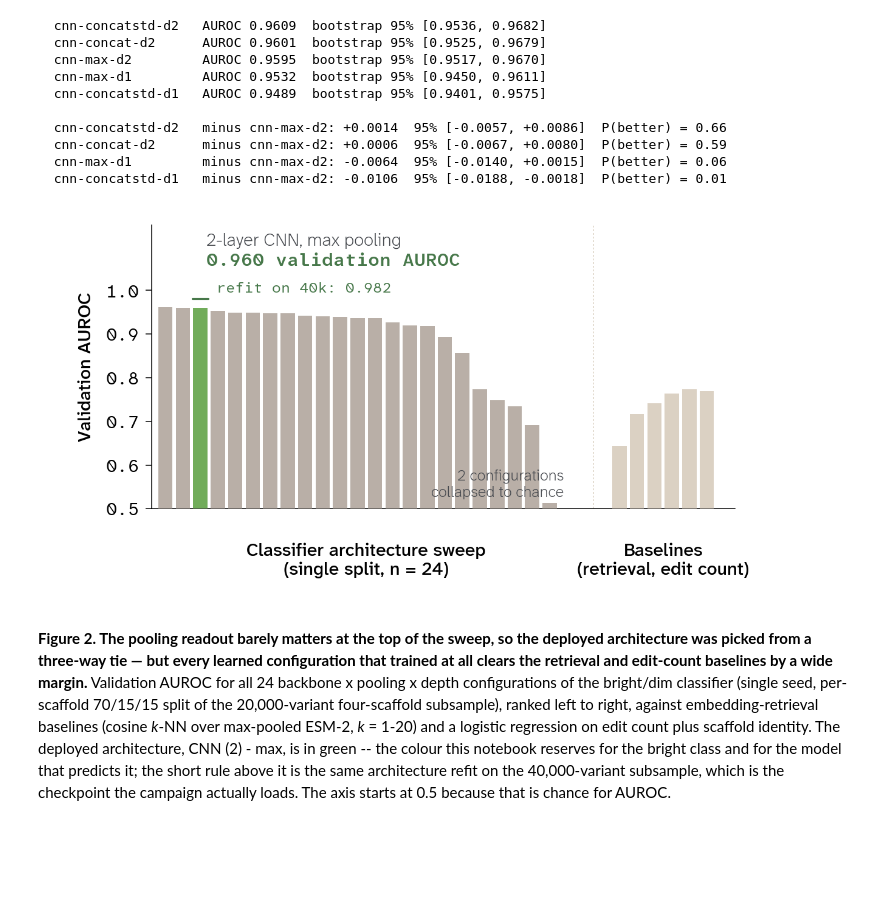
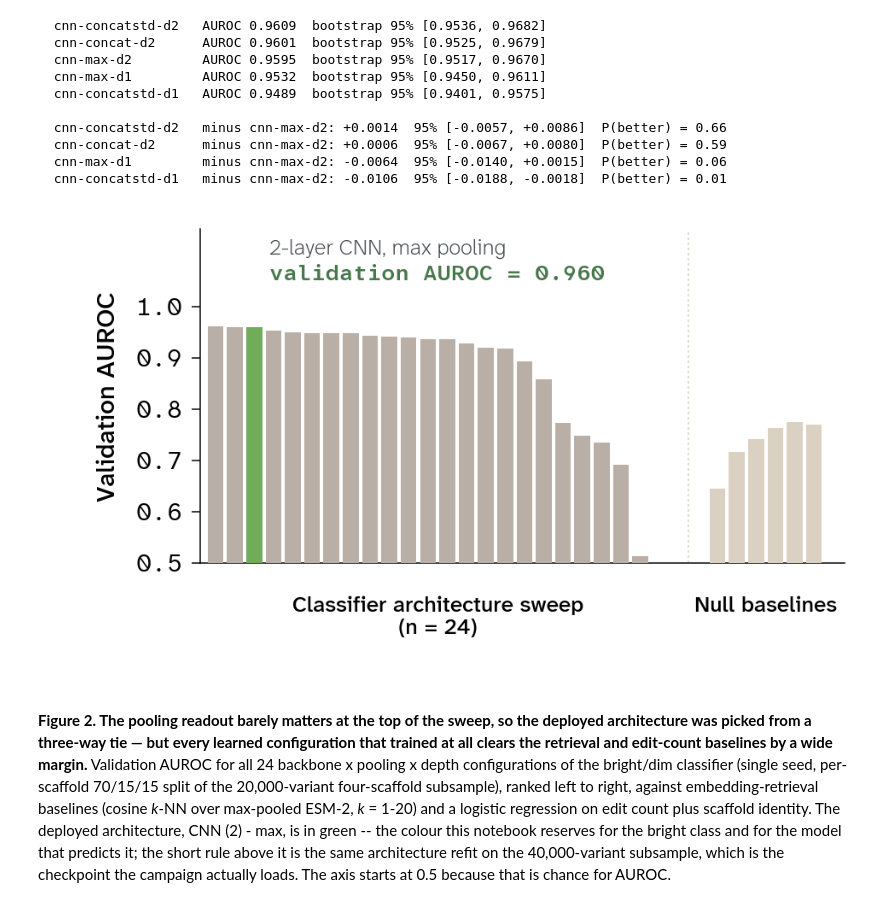
Before and after one commit to Arcadia-Science/FPguide, a Jupyter notebook: GFP_DMS/visualization.ipynb, the cells around one changed output. Saved outputs shown, nothing was run; the diff lists cells and outputs as text; code cells hidden in the pictures; blank space fills up the shorter version.

Commit message:
visualization on the DMS brightness classifier performance

```diff
--- a/GFP_DMS/visualization.ipynb
+++ b/GFP_DMS/visualization.ipynb
@@ -91,6 +91,10 @@ baselines, reference distributions, and context.
 # %%
 PX = 1 / 72                       # one style-guide pixel, expressed in inches
 FULL_WIDE, FLOAT, HALF_SQUARE = 1000, 650, 490
+# Figures 1-3 run at a half-column width: half of Full_wide, less a 5% breathing margin.
+# The guide's type sizes do not scale with the panel, so these panels keep the same 15 pt
+# axis titles and 14.5 pt numerals as the wide ones and buy the room back in the margins.
+HALF_PANEL = 0.95 * 0.5 * FULL_WIDE       # 475 px
 
 # Text roles, straight from the guide's "Text styles" page
 PANEL_LETTER = dict(fontsize=38, fontweight="regular", color=str(apc.chateau))
@@ -540,53 +548,51 @@ x_null = np.arange(len(null_items)) + len(ranked) + GAP
 hi = int(ranked.index[ranked.label == DEPLOYED_LABEL][0])
 bar_color = [GREEN if i == hi else NEUTRAL for i in range(len(ranked))]
 FLOOR = 0.5
 
-fig, ax = plt.subplots(figsize=(2 / 3 * FULL_WIDE * PX, 1 / 3 * FULL_WIDE * PX))
-fig.subplots_adjust(left=0.14, right=0.86, top=0.95, bottom=0.25)
+fig, ax = plt.subplots(figsize=(HALF_PANEL * PX, 285 * PX))
+fig.subplots_adjust(left=0.20, right=0.995, top=0.95, bottom=0.265)
 
 ax.bar(x_cfg, ranked.val_auroc - FLOOR, bottom=FLOOR, color=bar_color, width=0.82,
        edgecolor="none", zorder=3)
 ax.bar(x_null, [v - FLOOR for _, v in null_items], bottom=FLOOR, color=NEUTRAL_SOFT, width=0.82,
        edgecolor="none", zorder=3)
 ax.axvline(len(ranked) - 0.5 + GAP / 2, ls=(0, (2, 2)), color=NEUTRAL_SOFT, lw=0.75, zorder=2)
 
-# The deployed model is not this bar: it is this architecture refit on twice the data, which is a
-# different number and belongs in the figure that claims the architecture was chosen.
-ax.plot([hi - 0.45, hi + 0.45], [REFIT["val_auroc"]] * 2, color=GREEN_TEXT, lw=1.6, zorder=5)
-ax.annotate(f"refit on 40k: {REFIT['val_auroc']:.3f}", xy=(hi + 0.5, REFIT["val_auroc"]),
-            xytext=(6, 3), textcoords="offset points", ha="left", va="bottom",
-            **{**NUMBER_NOTE, "fontsize": 12, "color": GREEN_TEXT})
+# The callout is the configuration that was selected and the number it was selected on: its own
+# validation AUROC, the height of the green bar. The deployed checkpoint is this architecture
+# refit on twice the data -- a different number, on a different split, which the caption carries
+# rather than a label sitting next to a bar it does not describe.
 
 deployed_auroc = float(ranked.loc[hi, "val_auroc"])
-ax.annotate("2-layer CNN, max pooling", xy=(hi + 0.35, 1.115), xycoords="data",
-            ha="left", va="center", **ANNOTATION)
-ax.annotate(f"{deployed_auroc:.3f} validation AUROC", xy=(hi + 0.35, 1.068), xycoords="data",
+ax.annotate("2-layer CNN, max pooling", xy=(hi + 0.8, 1.112), xycoords="data",
+            ha="left", va="center", **{**ANNOTATION, "fontsize": 13})
+ax.annotate(f"validation AUROC = {deployed_auroc:.3f}", xy=(hi + 0.8, 1.062), xycoords="data",
             ha="left", va="center",
-            **{**NUMBER_NOTE, "fontsize": 15, "fontweight": "semibold", "color": GREEN_TEXT})
-ax.annotate(f"{len(collapsed)} configurations\ncollapsed to chance",
-            xy=(len(ranked) - 1.2, FLOOR), xytext=(0, 8), textcoords="offset points",
-            ha="right", va="bottom", **{**ANNOTATION, "fontsize": 13})
+            **{**NUMBER_NOTE, "fontsize": 13, "fontweight": "semibold", "color": GREEN_TEXT})
 
 ax.set_xticks([])
 ax.set_xlim(-0.8, x_null.max() + 1.6)
 ax.set_ylim(FLOOR, 1.15)
 ax.set_yticks([0.5, 0.6, 0.7, 0.8, 0.9, 1.0])
 ax.set_ylabel("Validation AUROC")
 
-ax.text(x_cfg.mean(), -0.12, "Classifier architecture sweep\n(single split, n = 24)",
-        transform=ax.get_xaxis_transform(), ha="center", va="top", **label_style)
-ax.text(x_null.mean(), -0.12, "Baselines\n(retrieval, edit count)",
-        transform=ax.get_xaxis_transform(), ha="center", va="top", **label_style)
+# At this width the two x-axis group labels are what sets the bottom margin, so they run at
+# 13 pt: the wide version's 15 pt made the longer one overrun its own group of bars.
+group_style = {**label_style, "fontsize": 13}
+ax.text(x_cfg.mean(), -0.10, "Classifier architecture sweep\n(n = 24)",
+        transform=ax.get_xaxis_transform(), ha="center", va="top", **group_style)
+ax.text(x_null.mean(), -0.10, "Null baselines",
+        transform=ax.get_xaxis_transform(), ha="center", va="top", **group_style)
 
 apc.mpl.style_plot(ax, monospaced_axes="y")
 bare(ax)
 ax.tick_params(axis="x", length=0)
 
 fig.savefig(f"{FIGDIR}/brightness_sweep_auroc.svg")
 fig.savefig(f"{FIGDIR}/brightness_sweep_auroc.png", dpi=200)
 plt.show()
 # %% [output]
-[figure, old version]
+[figure, new version]
 # %% [markdown]
 **Figure 2. The pooling readout barely matters at the top of the sweep, so the deployed
 architecture was picked from a three-way tie — but every learned configuration that trained at all
```
Also changed, not shown: parts of 34 cells of this notebook, 16 other files.
